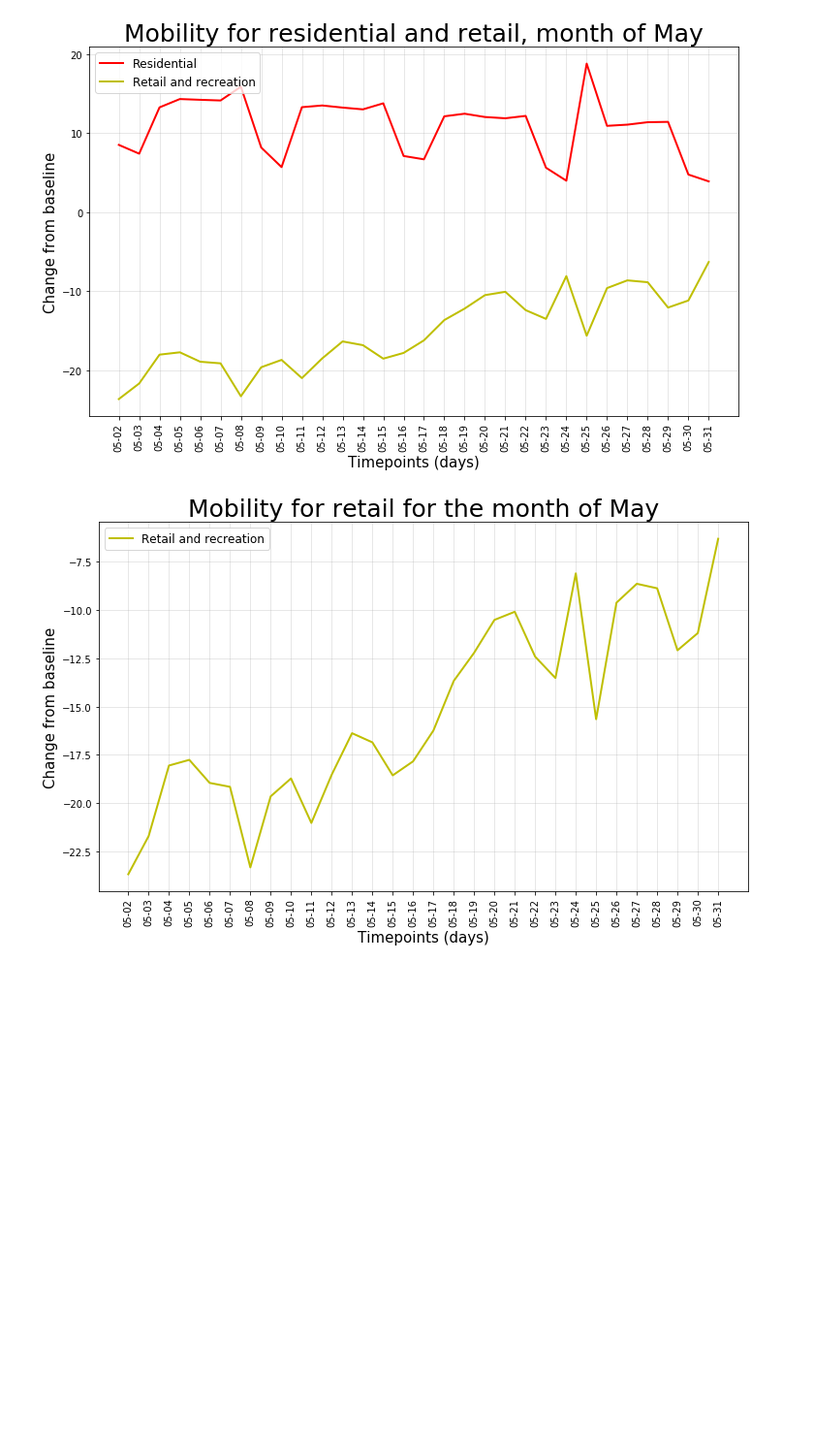
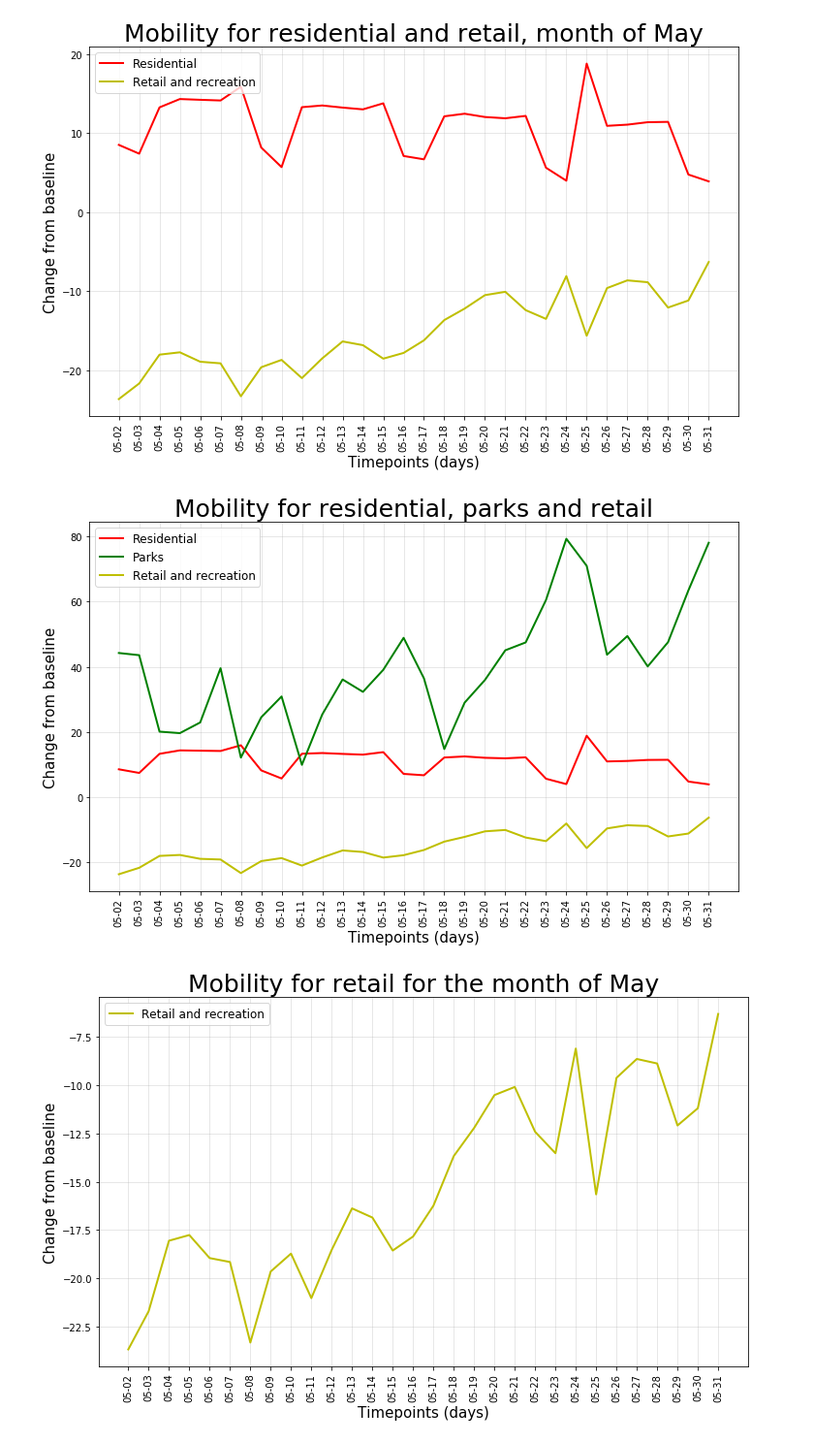
Before and after one commit to LisaHarrison08/Project_G4, a Jupyter notebook: S/St Start.ipynb, the cells around one changed output. Shown: that part at 97% size. Saved outputs shown, nothing was run; the diff lists cells and outputs as text; code cells hidden in the pictures; blank space fills up the shorter version.

Commit message:
Added graph with three parametres

```diff
--- a/S/St Start.ipynb
+++ b/S/St Start.ipynb
@@ -483,6 +483,32 @@ plt.savefig("Mobility_for_residential_and_retail.png", dpi = 100)
 plt.show()
 # %% [output]
 [figure]
+# %%
+plt.plot(may_month_df["date"],
+         may_month_df["residential"],
+         linewidth=2, label = "Residential", color="Red")
+
+plt.plot(may_month_df["date"],
+         may_month_df["parks"],
+         linewidth=2, label = "Parks", color="Green")
+
+plt.plot(may_month_df["date"],
+         may_month_df["retail_and_recreation"],
+         linewidth=2, label = "Retail and recreation", color="y")
+
+
+# Adding title, x labels and y labels
+plt.title("Mobility for residential, parks and retail", size = 25)
+plt.xlabel("Timepoints (days)", size = 15)
+plt.ylabel("Change from baseline", size = 15)
+plt.xticks(rotation=90)
+plt.grid(linestyle ="-", linewidth = 1, alpha = 0.3)
+plt.rcParams['figure.figsize'] = [12, 7]
+plt.legend(loc = "upper left", fontsize = "large")
+plt.savefig("Mobility_for_residential_and_parks_retail.png", dpi = 100)
+plt.show()
+# %% [output]
+[figure, added]
 # %%
 plt.plot(may_month_df["date"],
          may_month_df["retail_and_recreation"],
```
Also changed, not shown: parts of 1 cell of this notebook, 1 other file.
